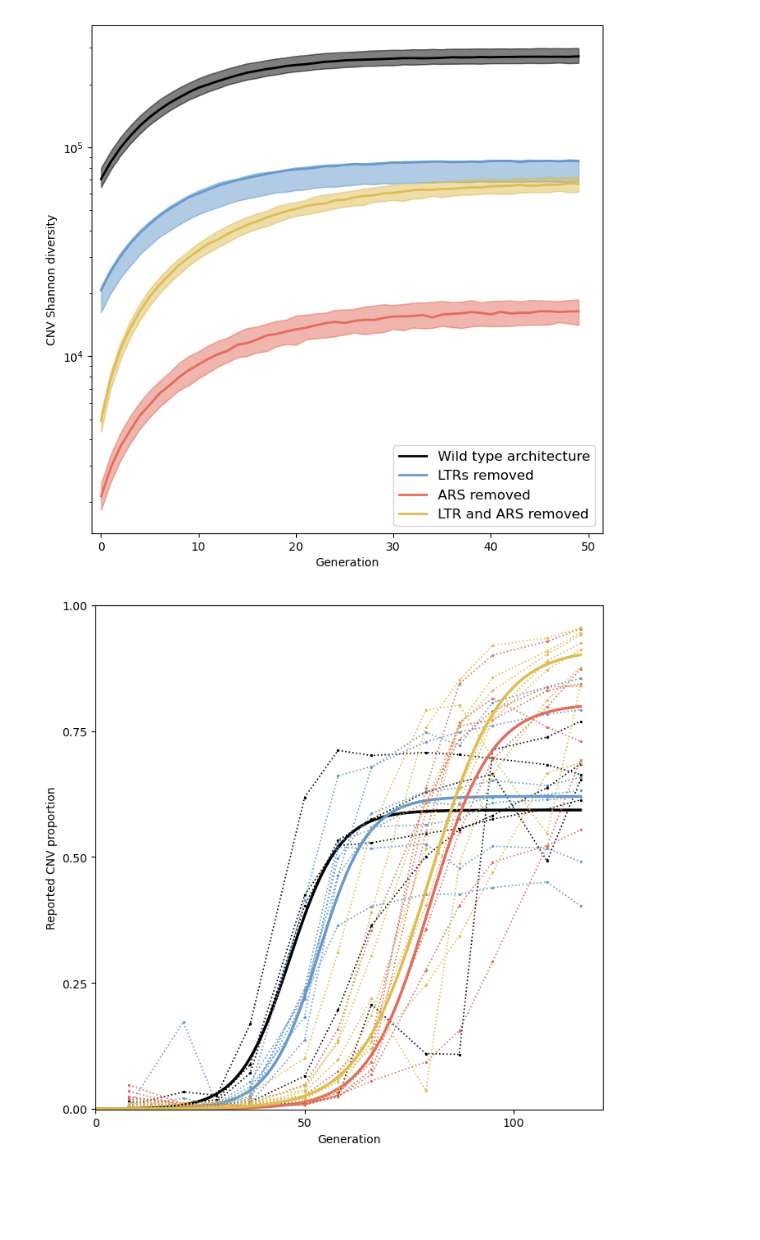
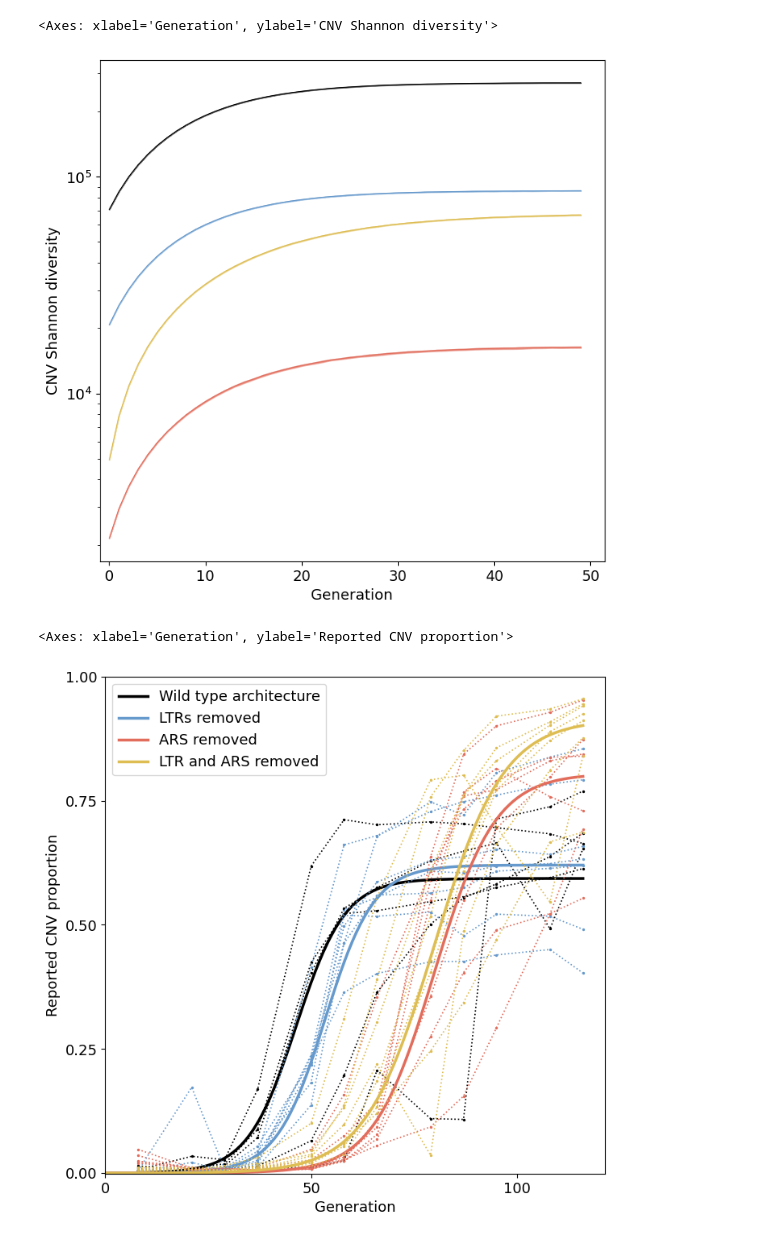
Before and after one commit to yoavram-lab/chuong_et_al, a Jupyter notebook: Main Figure.ipynb, the cells around one changed output. Drawn from its saved outputs; the diff is of its cells as text; code cells hidden in the pictures; blank space fills up the shorter version.

```diff
--- a/Main Figure.ipynb
+++ b/Main Figure.ipynb
@@ -37,42 +43,46 @@ def plot_shannon_diversity(ax, line, s,m,p0, legend, linewidth):
     plot_shannon = []
     for j in range(50):
         tot_p, Q, P = calc_c1_c2_prob(ax,s,m,p0, np.inf, color='k', plot=False, max_gen=j)
         shannon = 0
         for i in range(len(Q)):
             p = max(1e-12,(P[i]/Q[i])/P.sum()) # Proportion of each CNV population
             shannon -= Q[i]*p*np.log(p) # Q[i] populations with the same proportion
         plot_shannon.append(np.exp(shannon))
 
     if legend:
         ax.plot(plot_shannon, color=rep_colors[line], label=label_dict[line], linewidth=linewidth)
         ax.legend(fontsize=12)
     else:
         ax.plot(plot_shannon, color=rep_colors[line], linewidth=linewidth)
 
     return plot_shannon
 
 def plot_all_shannons(ax, lines):
     collective_maps = pd.read_csv('maps/collective_maps.csv', index_col=0)
     collective_samples = pd.read_csv('maps/collective_posterior_samples.csv', index_col=0)
+    diversity_df = pd.read_csv('maps/collective_diversities.csv', index_col=0)
     for line in lines:
-        s,m,p0 = 10**collective_maps.loc[line,:][2:]
-        y = plot_shannon_diversity(ax,line,s,m,p0, legend=True, linewidth=2)
-        s_25, m_25, p_25 = 10**collective_samples[collective_samples['line']==line].quantile(0.25)[-3:]
-        y_25 = plot_shannon_diversity(ax,line,s_25,m_25,p_25, legend=False, linewidth=0.1)
-        s_75, m_75, p_75 = 10**collective_samples[collective_samples['line']==line].quantile(0.75)[-3:]
-        y_75 = plot_shannon_diversity(ax,line,s_75, m_75, p_75, legend=False, linewidth=0.1)
-        ax.fill_between([i for i in range(len(y))],y_25,y_75, color= rep_colors[line], alpha=0.5)
+        d = diversity_df[diversity_df['line']==line].iloc[:,1:]
+        x = np.array(d.columns.tolist())
+        d_25, d_75 = d.quantile(0.25), d.quantile(0.75)
+        ax.plot(x, d_25, linewidth=0.1, color=rep_colors[line])
+        ax.plot(x, d_75, linewidth=0.1, color=rep_colors[line])
+        ax.fill_between(x,d_25,d_75, color= rep_colors[line], alpha=0.5)
+        ax.plot(x, d.mean(), color= rep_colors[line], linewidth=0.8, label=label_dict[line])
 
     ax.set_yscale('log')
     ax.set_ylabel('CNV Shannon diversity')
     ax.set_xlabel('Generation')
+    ax.set_xticks([10*i for i in range(6)])
+    ax.set_xticklabels([10*i for i in range(6)])
     ax.set_xlim(-1)
-
+    return ax
 fig, ax = plt.subplots(figsize=(8,8))
 chuong_lines = ['wt','ltr','ars','all']
 plot_all_shannons(ax, chuong_lines)
 # %% [output]
+<Axes: xlabel='Generation', ylabel='CNV Shannon diversity'>
-[figure, old version]
+[figure, new version]
 # %%
 # Posterior Predictions
 import torch
@@ -140,9 +150,11 @@ def posterior_predictions_main(ax, posterior, maps, lines, n_samples=0):
         single_params = torch.tensor(collective_maps.loc[line, 'log(s_cnv)':]) # sbi params
         pred = CNVsimulator(single_params, generation=full_gen).T
         axx.plot(full_gen, pred, color = color, linestyle='-', linewidth=2.5, label=label_dict[line]) # posterior prediction is plotted
-
+        axx.legend()
+    return axx
 fig, ax = plt.subplots(figsize=(8,8))
 posterior_predictions_main(ax, posterior_chuong,all_maps_sbi,lines=chuong_lines)
 # %% [output]
+<Axes: xlabel='Generation', ylabel='Reported CNV proportion'>
-[figure, old version]
+[figure, new version]
 # %%
```
Also changed, not shown: parts of 5 cells of this notebook, 3 other files.
